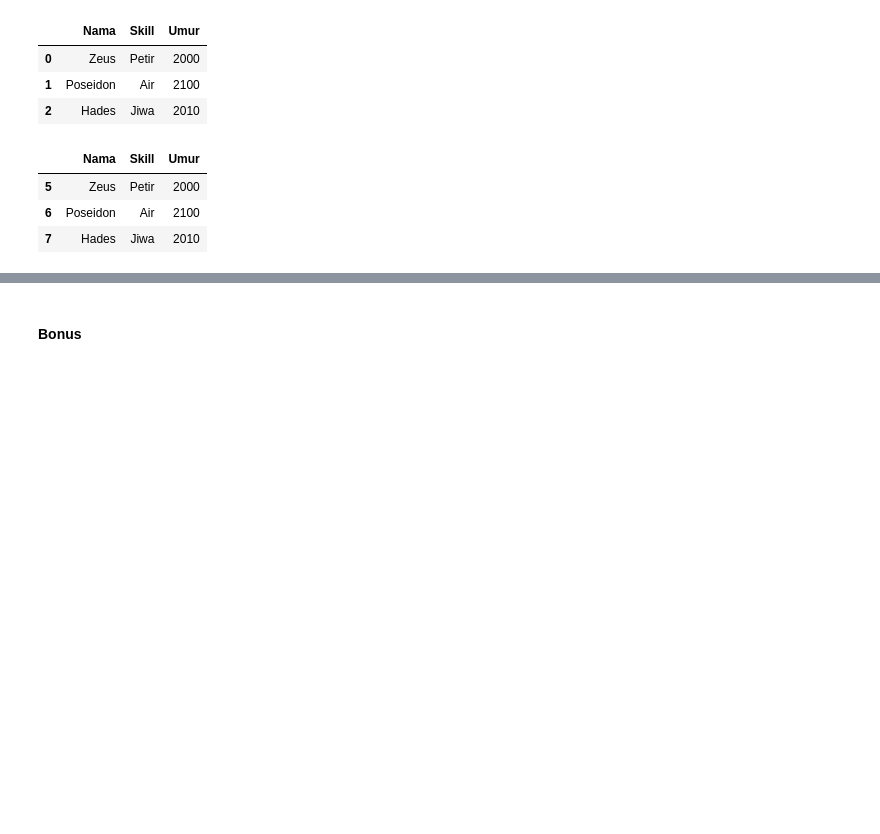
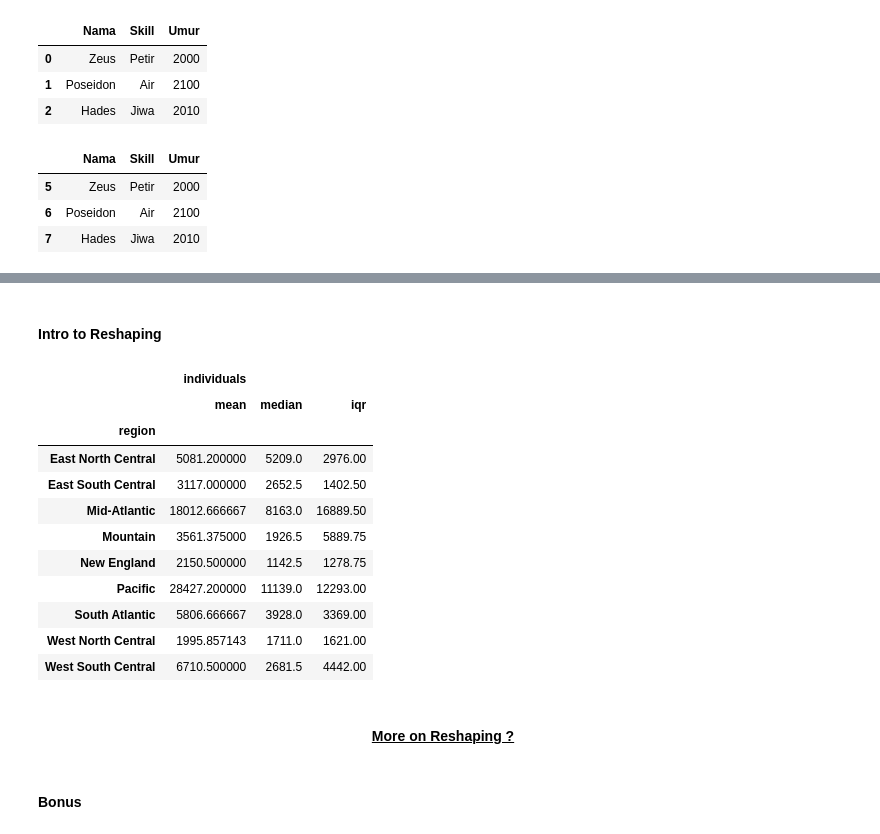
Before and after one commit to UvoChrollo/Pythonista, a Jupyter notebook: Notebook/Data Manipulation/Introduction to Data Manipulation.ipynb, the cells around one changed output, grey strips where cells are left out. Drawn from its saved outputs; the diff is of its cells as text; code cells hidden in the pictures; blank space fills up the shorter version.

```diff
--- a/Notebook/Data Manipulation/Introduction to Data Manipulation.ipynb
+++ b/Notebook/Data Manipulation/Introduction to Data Manipulation.ipynb
@@ -459,0 +486,5 @@ dewa
+# %%
+def iqr(column):
+    return column.quantile(0.75) - column.quantile(0.25)
+
+homelessness[['family_members']].agg(iqr)
@@ -459,0 +494,5 @@ dewa
+# %%
+def iqr(column):
+    return column.quantile(0.75) - column.quantile(0.25)
+
+homelessness[['family_members','state_pop']].agg(iqr)
@@ -460,3 +584,22 @@ dewa
+# %% [markdown]
+#### Intro to Reshaping
+# %%
+homelessness.groupby('region')[['individuals']].agg(['mean','median',iqr])
+# %% [output]
+|  | individuals |  |  |
+|  | mean | median | iqr |
+| region |  |  |  |
+| East North Central | 5081.200000 | 5209.0 | 2976.00 |
+| East South Central | 3117.000000 | 2652.5 | 1402.50 |
+| Mid-Atlantic | 18012.666667 | 8163.0 | 16889.50 |
+| Mountain | 3561.375000 | 1926.5 | 5889.75 |
+| New England | 2150.500000 | 1142.5 | 1278.75 |
+| Pacific | 28427.200000 | 11139.0 | 12293.00 |
+| South Atlantic | 5806.666667 | 3928.0 | 3369.00 |
+| West North Central | 1995.857143 | 1711.0 | 1621.00 |
+| West South Central | 6710.500000 | 2681.5 | 4442.00 |
+# %% [markdown]
+<h4 align="center"><a href="#" style="color:black">More on Reshaping ?</a></h4>
 # %% [markdown]
 #### Bonus
 # %% [markdown]
```
Also changed, not shown: parts of 17 cells of this notebook.
